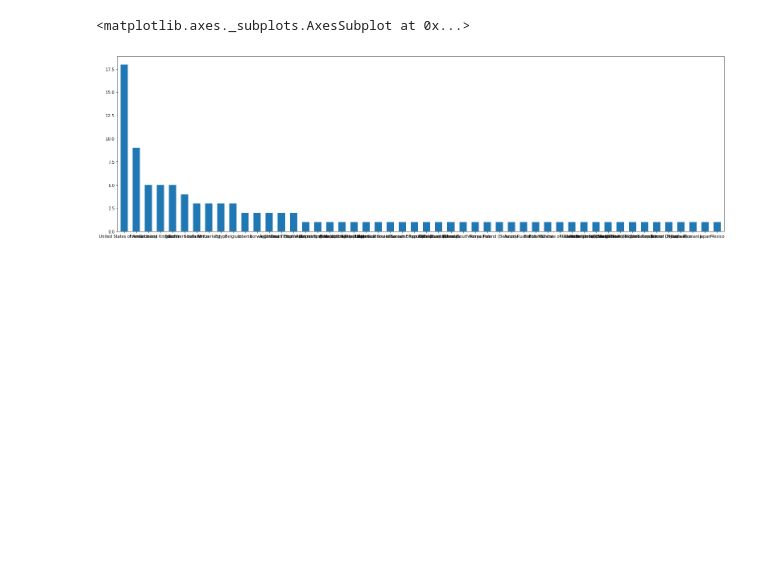
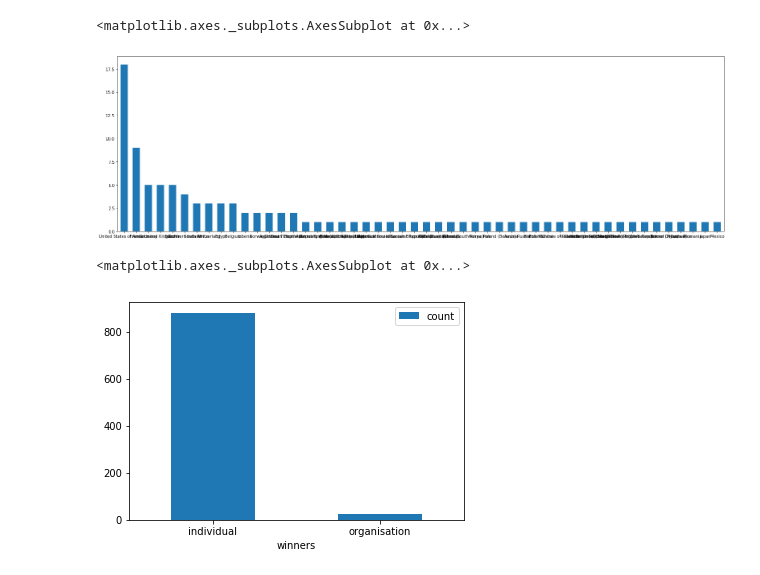
Before and after one commit to maggieezzat/Visual-History-of-Nobel-Prize-Winners, a Jupyter notebook: DE-project(Data Cleaning).ipynb, the cells around one changed output. Saved outputs shown, nothing was run; the diff lists cells and outputs as text; code cells hidden in the pictures; blank space fills up the shorter version.

Commit message:
adding individual vs organization and male vs female graphs

```diff
--- a/DE-project(Data Cleaning).ipynb
+++ b/DE-project(Data Cleaning).ipynb
@@ -867,3 +867,18 @@ peace_country.plot.bar(rot=0, figsize=(27,8), width=0.6)
 # %% [output]
 <matplotlib.axes._subplots.AxesSubplot at 0x...>
 [figure]
+# %%
+#first we get the individuals and organizations count.
+ind = nobel_cleaned.loc[nobel_cleaned['Laureate Type'] == 0].count()
+org = nobel_cleaned.loc[nobel_cleaned['Laureate Type'] == 1].count()
+
+ind_count = ind[ind['Laureate Type'] == 0]
+org_count = org[org['Laureate Type'] == 1]
+
+
+#plot the bar chart
+df = pd.DataFrame({'winners':['individual', 'organisation'], 'count':[ind_count, org_count]})
+df.plot.bar(x='winners', y='count', rot=0)
+# %% [output]
+<matplotlib.axes._subplots.AxesSubplot at 0x...>
+[figure, added]
```
Also changed, not shown: parts of 1 cell of this notebook.
